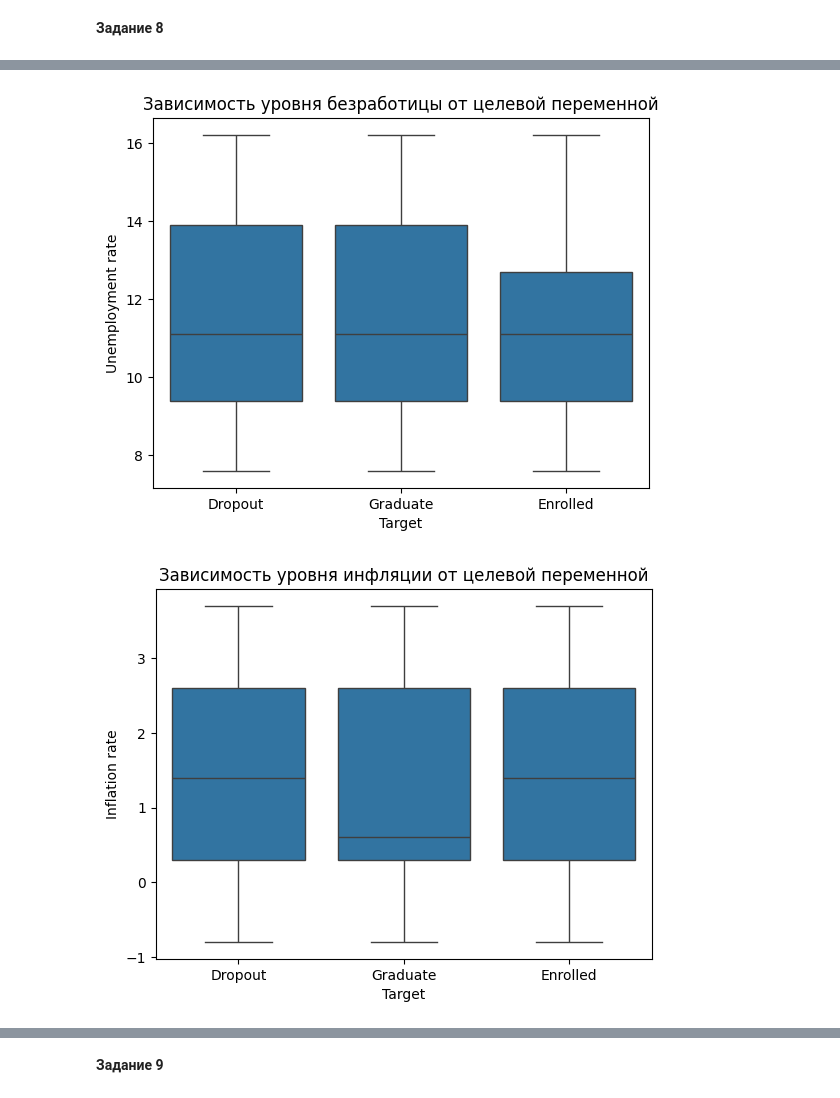
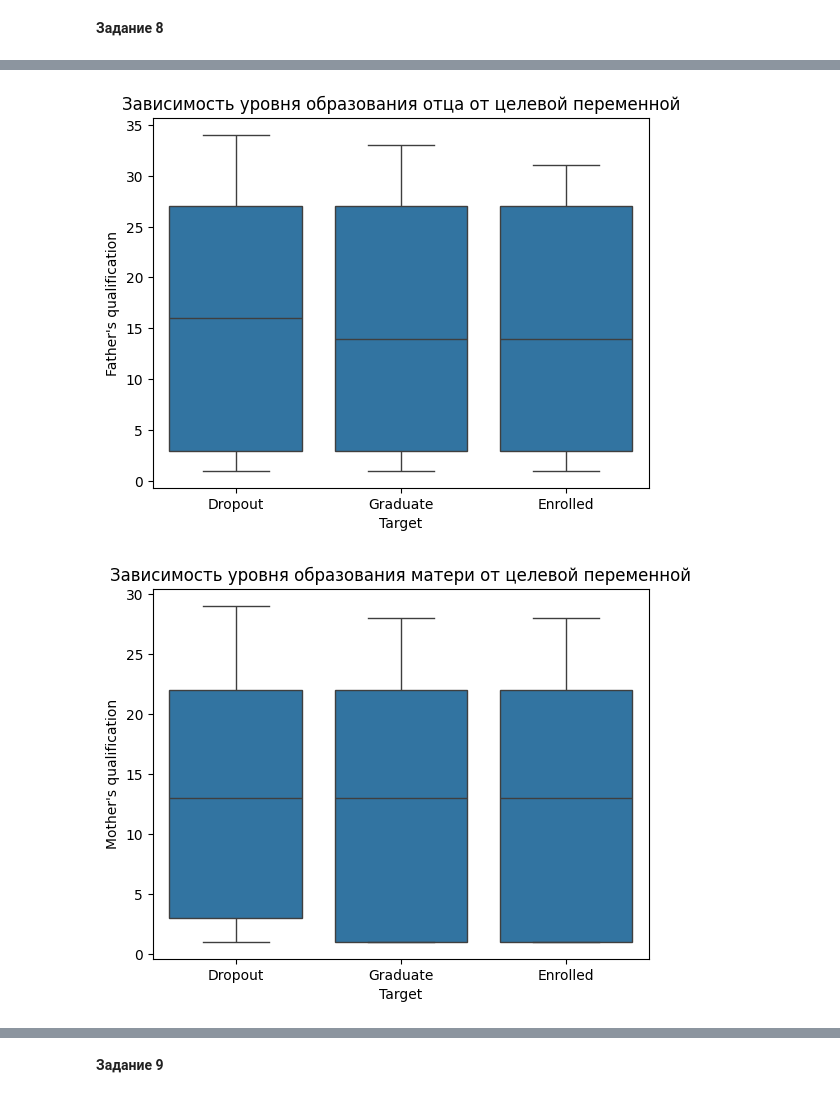
Before and after one commit to KirillShulepov/AIlabs, a Jupyter notebook: laba2.ipynb, the cells around one changed output, grey strips where cells are left out. Cells and saved outputs as stored; diff of their text form; code cells hidden in the pictures.

```diff
--- a/laba2.ipynb
+++ b/laba2.ipynb
@@ -76,24 +90,24 @@ plt.show()
 # %%
 sns.boxplot(x='Target', y='Age at enrollment', data=data)
 plt.title('Зависимость возраста при поступлении от целевой переменной')
 plt.show()
 
-sns.boxplot(x='Target', y='Unemployment rate', data=data)
-plt.title('Зависимость уровня безработицы от целевой переменной')
+sns.boxplot(x='Target', y='Father\'s qualification', data=data)
+plt.title('Зависимость уровня образования отца от целевой переменной')
 plt.show()
 
-sns.boxplot(x='Target', y='Inflation rate', data=data)
-plt.title('Зависимость уровня инфляции от целевой переменной')
+sns.boxplot(x='Target', y='Mother\'s qualification', data=data)
+plt.title('Зависимость уровня образования матери от целевой переменной')
 plt.show()
 
-sns.boxplot(x='Target', y='GDP', data=data)
-plt.title('Зависимость ВВП от целевой переменной')
+sns.boxplot(x='Target', y='Curricular units 2nd sem (grade)', data=data)
+plt.title('Зависимость среднего балла за второй семестр от целевой переменной')
 plt.show()
 
 sns.boxplot(x='Target', y='Curricular units 1st sem (grade)', data=data)
-plt.title('Зависимость оценки за первый семестр от целевой переменной')
+plt.title('Зависимость среднего балла за первый семестр от целевой переменной')
 plt.show()
 # %% [output]
 [figure]
-[figure, old version]
+[figure, new version]
-[figure, old version]
+[figure, new version]
```
Also changed, not shown: parts of 8 cells of this notebook.
